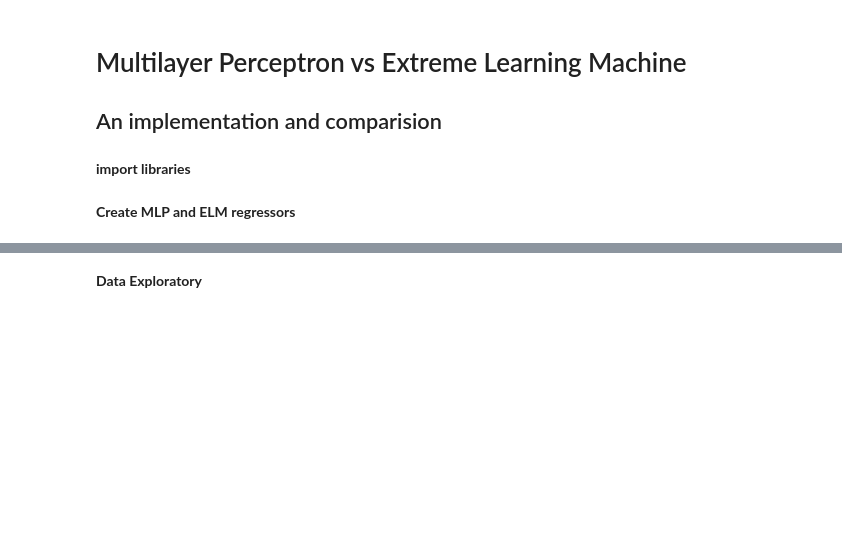
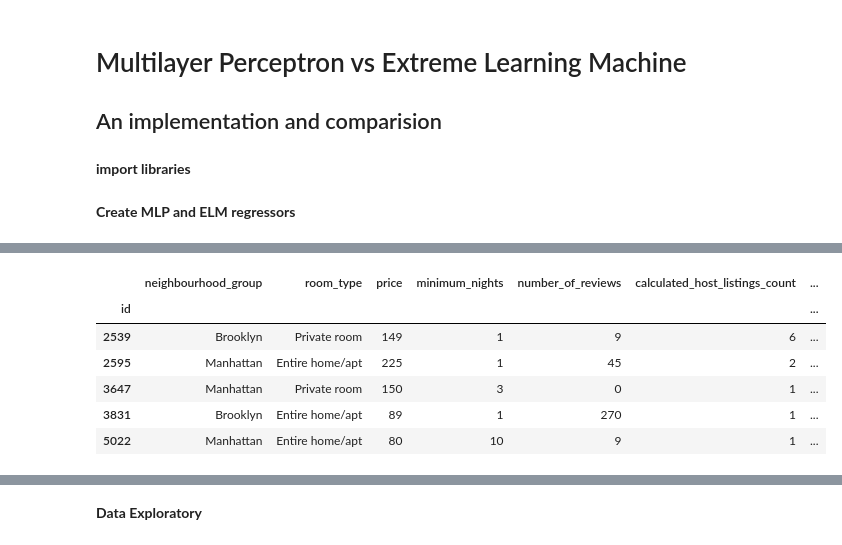
Before and after one commit to naiiytom/elm_and_mlp, a Jupyter notebook: ELM_vs_MLP.ipynb, the cells around one changed output, grey strips where cells are left out. Saved outputs shown, nothing was run; the diff lists cells and outputs as text; code cells hidden in the pictures; blank space fills up the shorter version.

```diff
--- a/ELM_vs_MLP.ipynb
+++ b/ELM_vs_MLP.ipynb
@@ -50,0 +74,12 @@ df.head()
+# %%
+#drop useless feature
+df = df.drop(axis=1, labels=['name', 'host_id', 'host_name', 'neighbourhood', 'latitude', 'longitude', 'last_review', 'reviews_per_month'])
+df.head()
+# %% [output]
+|  | neighbourhood_group | room_type | price | minimum_nights | number_of_reviews | calculated_host_listings_count | ... |
+| id |  |  |  |  |  |  | ... |
+| 2539 | Brooklyn | Private room | 149 | 1 | 9 | 6 | ... |
+| 2595 | Manhattan | Entire home/apt | 225 | 1 | 45 | 2 | ... |
+| 3647 | Manhattan | Private room | 150 | 3 | 0 | 1 | ... |
+| 3831 | Brooklyn | Entire home/apt | 89 | 1 | 270 | 1 | ... |
+| 5022 | Manhattan | Entire home/apt | 80 | 10 | 9 | 1 | ... |
```
Also changed, not shown: parts of 13 cells of this notebook, 10 other files.
